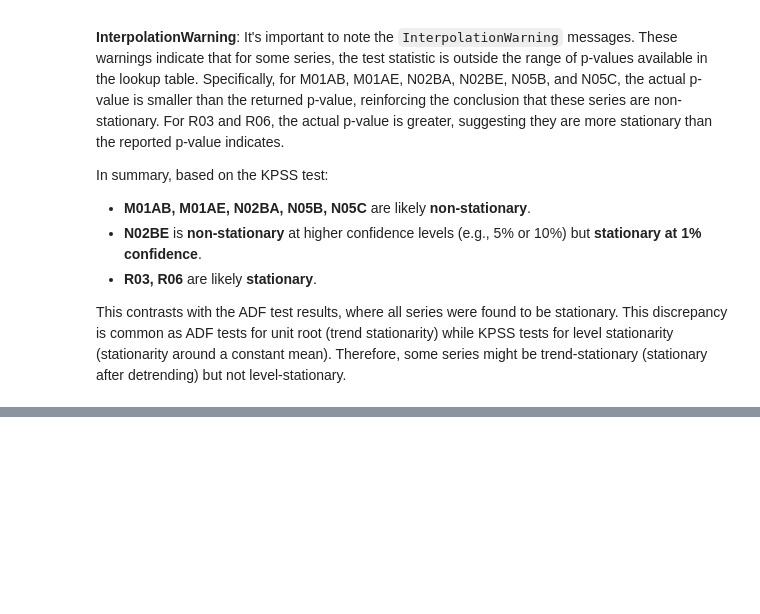
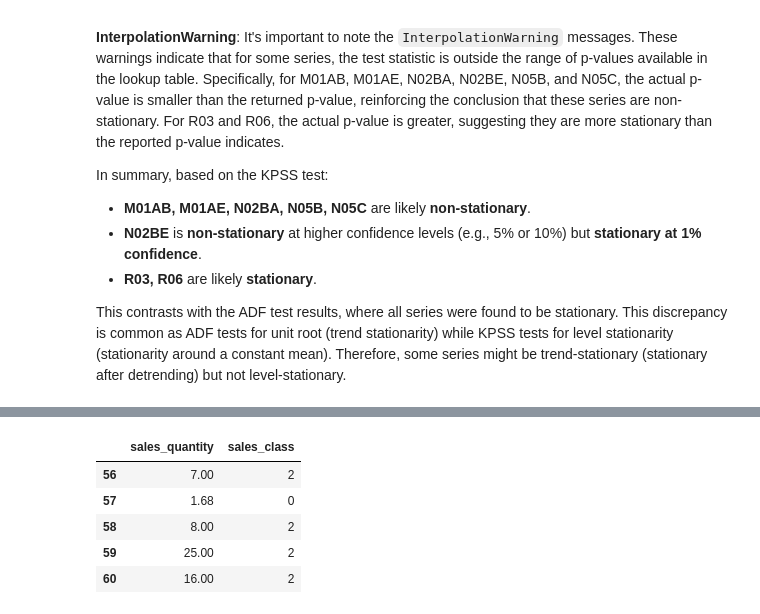
Before and after one commit to Adhi1755/Pharma-Sales-Analysis, a Jupyter notebook: Pharma_sales_data_analysis_and_forecasting.ipynb, the cells around one changed output, grey strips where cells are left out. Cells and saved outputs as stored; diff of their text form; code cells hidden in the pictures; blank space fills up the shorter version.

```diff
--- a/Pharma_sales_data_analysis_and_forecasting.ipynb
+++ b/Pharma_sales_data_analysis_and_forecasting.ipynb
@@ -1157,0 +756,18 @@ Safe MAPE  : 84.06%
+# %%
+import pandas as pd
+
+long_df_cleaned['sales_class'] = pd.qcut(
+    long_df_cleaned['sales_quantity'],
+    q=3,
+    labels=[0, 1, 2],   # 0=Low, 1=Medium, 2=High
+    duplicates='drop' # Handle cases where there might be duplicate bin edges
+)
+
+display(long_df_cleaned[['sales_quantity', 'sales_class']].head())
+# %% [output]
+|  | sales_quantity | sales_class |
+| 56 | 7.00 | 2 |
+| 57 | 1.68 | 0 |
+| 58 | 8.00 | 2 |
+| 59 | 25.00 | 2 |
+| 60 | 16.00 | 2 |
```
Also changed, not shown: parts of 36 cells of this notebook.
